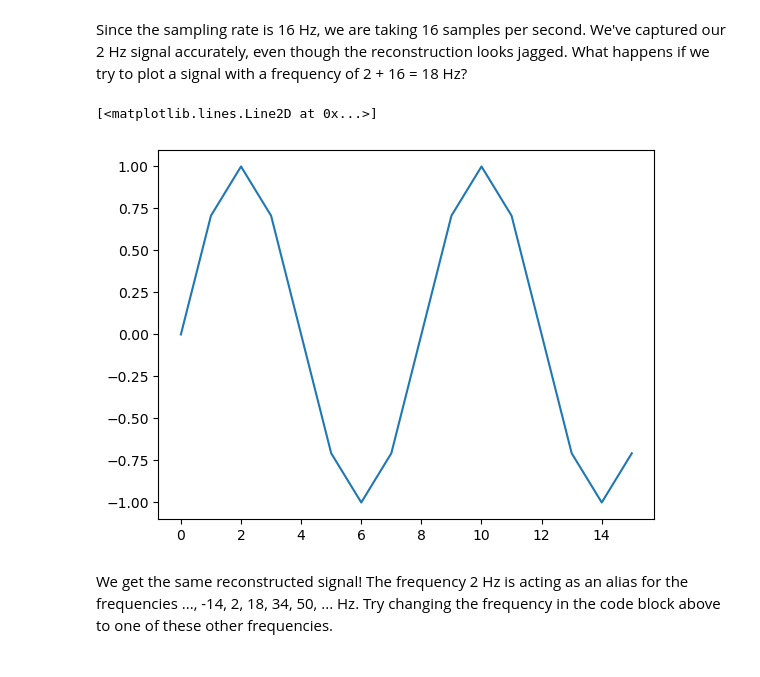
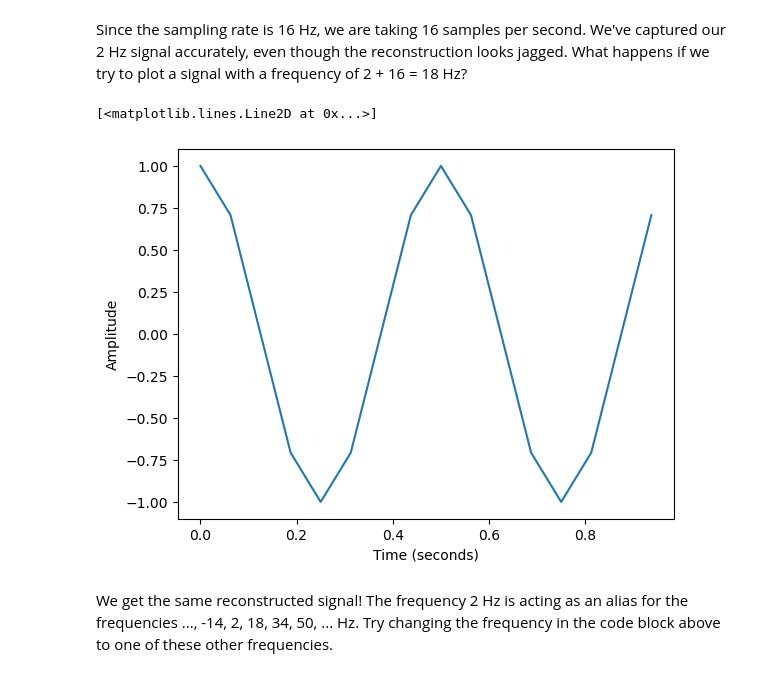
Before and after one commit to fleximeter/aus-python, a Jupyter notebook: notebooks/sampling.ipynb, the cells around one changed output. Drawn from its saved outputs; the diff is of its cells as text; code cells hidden in the pictures.

```diff
--- a/notebooks/sampling.ipynb
+++ b/notebooks/sampling.ipynb
@@ -32,10 +32,12 @@ Let's plot a test signal, using a sampling rate of 16 Hz, and a frequency of 2 H
 import matplotlib.pyplot as plt
 import numpy as np
 
-sample_rate = 16
+SAMPLE_RATE = 16
 sig1_frequency = 2
 sig1_length = sig1_frequency * 2 * np.pi
-sig1 = np.sin(np.arange(0, sig1_length, sig1_length / sample_rate))
-plt.plot(sig1)
+sig1 = np.cos(np.arange(0, sig1_length, sig1_length / SAMPLE_RATE))
+plt.xlabel("Time (seconds)")
+plt.ylabel("Amplitude")
+plt.plot([i / SAMPLE_RATE for i in range(SAMPLE_RATE)], sig1)
 # %% [output]
 [<matplotlib.lines.Line2D at 0x...>]
@@ -45,10 +47,12 @@ Since the sampling rate is 16 Hz, we are taking 16 samples per second. We've cap
 # %%
 sig2_frequency = 18
 sig2_length = sig2_frequency * 2 * np.pi
-sig2 = np.sin(np.arange(0, sig2_length, sig2_length / sample_rate))
-plt.plot(sig2)
+sig2 = np.cos(np.arange(0, sig2_length, sig2_length / SAMPLE_RATE))
+plt.xlabel("Time (seconds)")
+plt.ylabel("Amplitude")
+plt.plot([i / SAMPLE_RATE for i in range(SAMPLE_RATE)], sig2)
 # %% [output]
 [<matplotlib.lines.Line2D at 0x...>]
-[figure, old version]
+[figure, new version]
 # %% [markdown]
 We get the same reconstructed signal! The frequency 2 Hz is acting as an alias for the frequencies ..., -14, 2, 18, 34, 50, ... Hz. Try changing the frequency in the code block above to one of these other frequencies.
```
Also changed, not shown: parts of 2 cells of this notebook, 1 other file.
